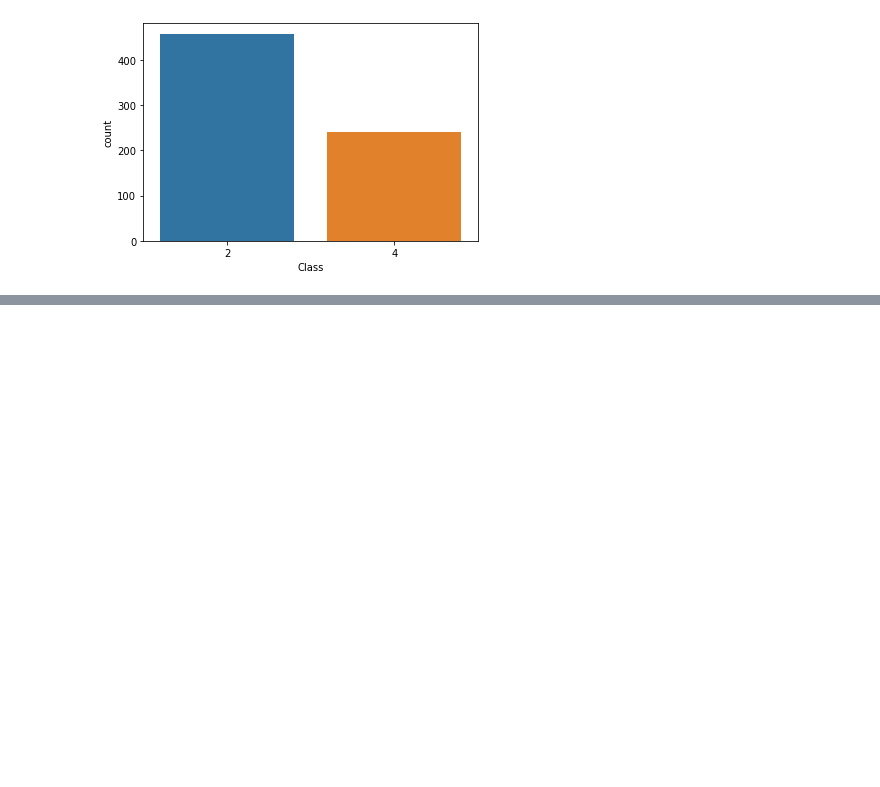
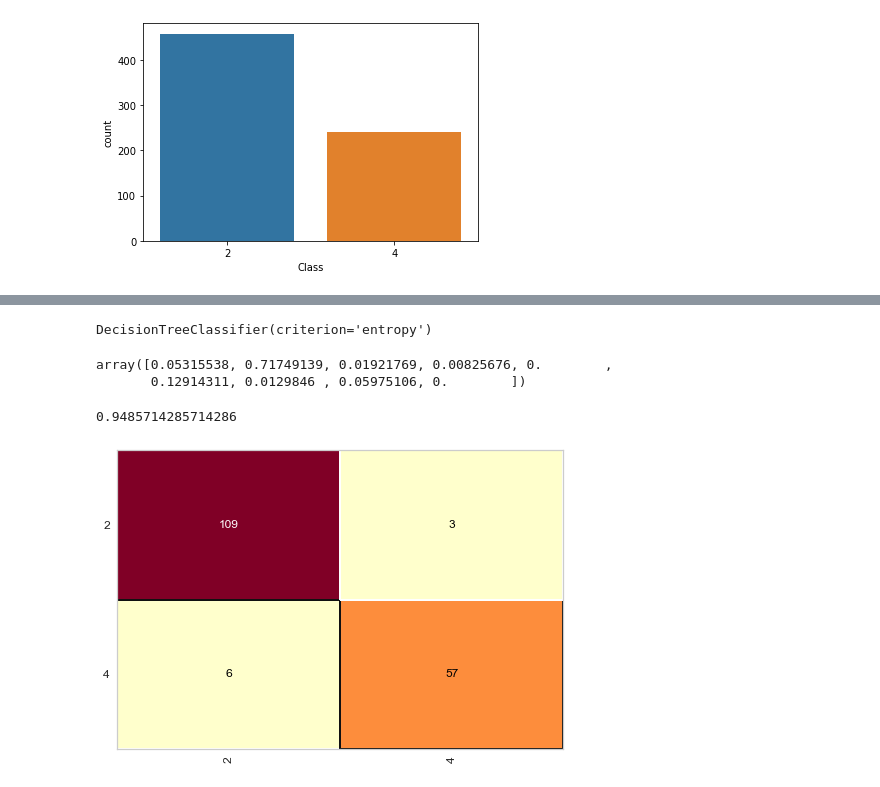
Before and after one commit to cantaruttim/Breast_Cancer_Wisconsin_Diagnostic, a Jupyter notebook: Untitled.ipynb, the cells around one changed output, grey strips where cells are left out. Drawn from its saved outputs; the diff is of its cells as text; code cells hidden in the pictures; blank space fills up the shorter version.

```diff
--- a/Untitled.ipynb
+++ b/Untitled.ipynb
@@ -96,0 +261,17 @@ sns.countplot(dfC['Class']);
+# %%
+arvore = DecisionTreeClassifier(criterion='entropy')
+arvore.fit(X_treinamento, y_treinamento)
+# %% [output]
+DecisionTreeClassifier(criterion='entropy')
+# %%
+arvore.feature_importances_
+# %% [output]
+array([0.05315538, 0.71749139, 0.01921769, 0.00825676, 0.        ,
+       0.12914311, 0.0129846 , 0.05975106, 0.        ])
+# %%
+cm = ConfusionMatrix(arvore)
+cm.fit(X_treinamento, y_treinamento)
+cm.score(X_teste, y_teste)
+# %% [output]
+0.9485714285714286
+[figure, added]
```
Also changed, not shown: parts of 27 cells of this notebook.
